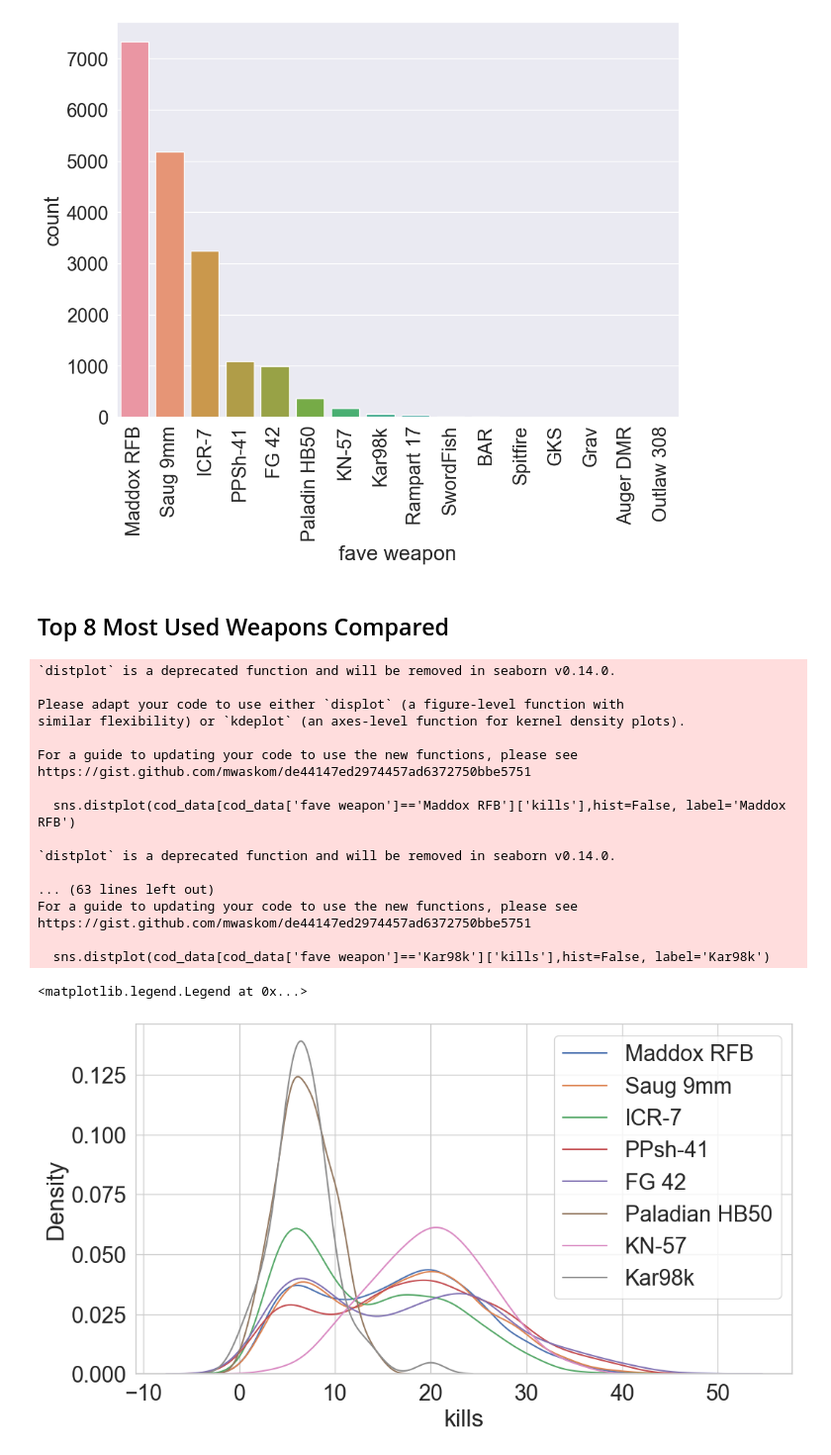
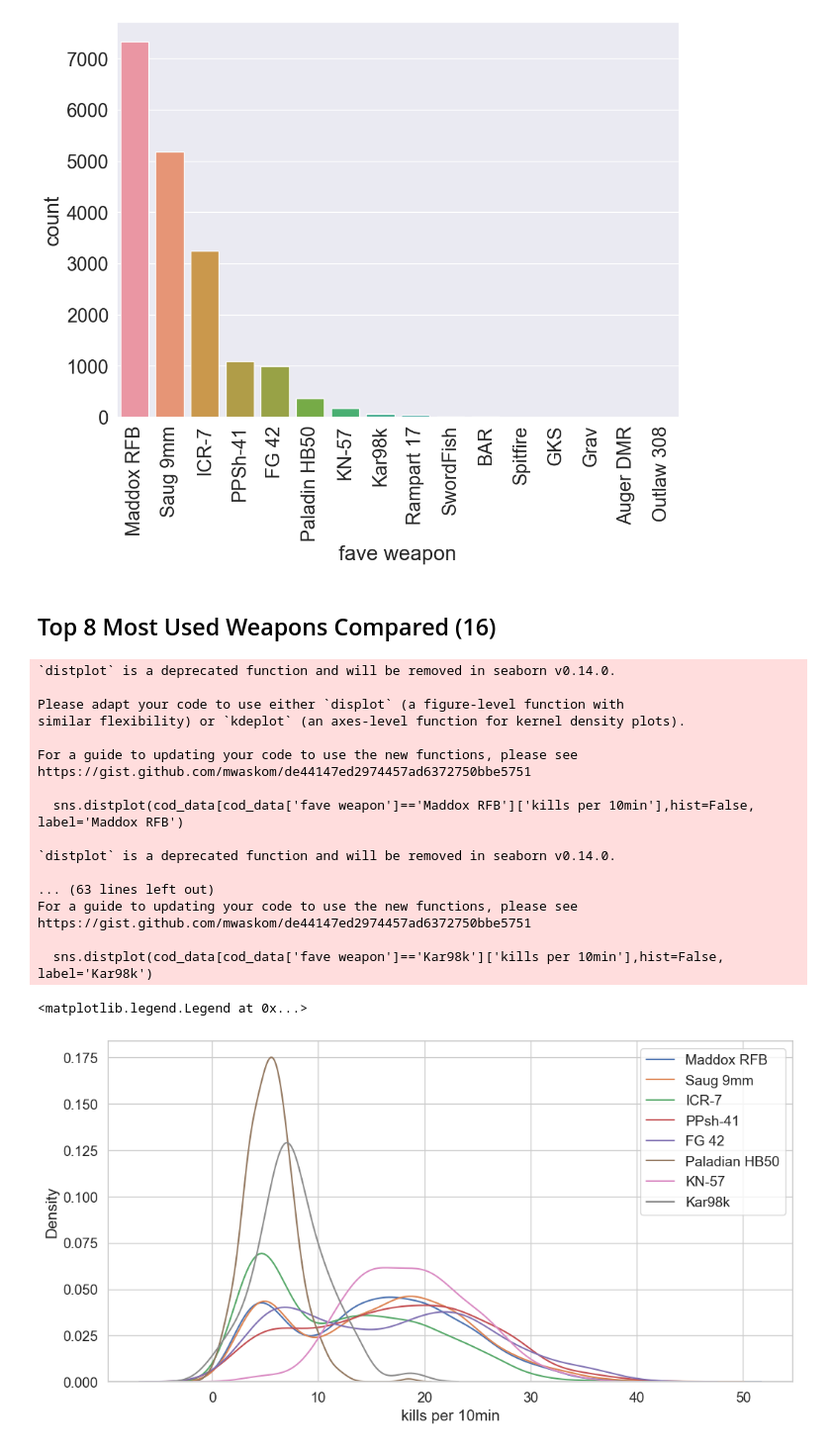
Before and after one commit to wavyvone/COD_Analysis, a Jupyter notebook: cod_analysis.ipynb, the cells around one changed output. Shown at 99% size. Saved outputs shown, nothing was run; the diff lists cells and outputs as text; code cells hidden in the pictures.

```diff
--- a/cod_analysis.ipynb
+++ b/cod_analysis.ipynb
@@ -147,8 +127,4 @@ sns.move_legend(svk_plot,"lower right")
 # %%
-sns.set(rc={"figure.figsize":(9.5, 6.5)})
-sns.set_style("whitegrid")
-kd_plot = sns.histplot(data= cod_data, x = 'k/d', kde = True, bins=60)
-kd_plot.set_title("Player K/D Distribution")
-kd_plot.set_ylabel("Count")
-kd_plot.set_xlabel("K/D")
+sns.set(style = "whitegrid", palette = "deep", rc={'figure.figsize':(10,5)})
+sns.histplot(cod_data['k/d'], kde = True, bins = 60).set(title = "Player K/D Ratio Distribution")
 # %% [output]
@@ -158,0 +135,3 @@ Text(0.5, 0, 'K/D')
+# %%
+sns.set(style="whitegrid", rc={'figure.figsize':(16,10)}, font_scale=1.75)
+sns.violinplot(x=cod_data['k/d'], y=cod_data['headshots'], inner="points", orient="h", scale = "area", width=0.8, palette="pastel").set(title = "K/D Ratio vs Headshot Kills")
@@ -158,0 +141,3 @@ Text(0.5, 0, 'K/D')
+# %%
+sns.set(style="whitegrid", rc={'figure.figsize':(16,10)}, font_scale=1.75)
+sns.violinplot(x=cod_data['k/d'], y=cod_data['scorestreaks kills'], inner="points", orient="h", scale = "area", width=0.8, palette="pastel").set(title = "K/D Ratio vs Scorestreak Kills")
@@ -161,5 +149,4 @@ Text(0.5, 0, 'K/D')
 # %%
-sns.set(rc={"figure.figsize":(10.5, 6.5)})
-sns.set_style("whitegrid")
-sns.regplot(x=cod_data['k/d'],y=cod_data['player score'], marker="+", fit_reg=False).set_title("K/D Ratio vs Player Score")
+sns.set(style="whitegrid", rc={'figure.figsize':(15,10)}, font_scale=1.5)
+sns.regplot(x=cod_data['k/d'],y=cod_data['player score'], marker="+", fit_reg=False).set(title = "K/D Ratio vs Player Score")
 # %% [output]
@@ -191,38 +178,36 @@ plt.xticks(rotation=90)
   Text(15, 0, 'Outlaw 308')])
 [figure]
 # %% [markdown]
-## Top 8 Most Used Weapons Compared
+## Top 8 Most Used Weapons Compared (16)
 # %%
-sns.set(rc={'figure.figsize':(11.7,6.27)}, font_scale=2)
-sns.set_style("whitegrid")
-sns.distplot(cod_data[cod_data['fave weapon']=='Maddox RFB']['kills'],hist=False, label='Maddox RFB')
-sns.distplot(cod_data[cod_data['fave weapon']=='Saug 9mm']['kills'],hist=False, label='Saug 9mm')
-sns.distplot(cod_data[cod_data['fave weapon']=='ICR-7']['kills'],hist=False, label='ICR-7')
-sns.distplot(cod_data[cod_data['fave weapon']=='PPSh-41']['kills'],hist=False, label='PPsh-41')
-sns.distplot(cod_data[cod_data['fave weapon']=='FG 42']['kills'],hist=False, label='FG 42')
-sns.distplot(cod_data[cod_data['fave weapon']=='Paladin HB50']['kills'],hist=False, label='Paladian HB50')
-sns.distplot(cod_data[cod_data['fave weapon']=='KN-57']['kills'],hist=False, label='KN-57')
-sns.distplot(cod_data[cod_data['fave weapon']=='Kar98k']['kills'],hist=False, label='Kar98k')
-
+sns.set(style = "whitegrid", font_scale=1.25, rc={'figure.figsize':(12,6)})
+sns.distplot(cod_data[cod_data['fave weapon']=='Maddox RFB']['kills per 10min'],hist=False, label='Maddox RFB')
+sns.distplot(cod_data[cod_data['fave weapon']=='Saug 9mm']['kills per 10min'],hist=False, label='Saug 9mm')
+sns.distplot(cod_data[cod_data['fave weapon']=='ICR-7']['kills per 10min'],hist=False, label='ICR-7')
+sns.distplot(cod_data[cod_data['fave weapon']=='PPSh-41']['kills per 10min'],hist=False, label='PPsh-41')
+sns.distplot(cod_data[cod_data['fave weapon']=='FG 42']['kills per 10min'],hist=False, label='FG 42')
+sns.distplot(cod_data[cod_data['fave weapon']=='Paladin HB50']['kills per 10min'],hist=False, label='Paladian HB50')
+sns.distplot(cod_data[cod_data['fave weapon']=='KN-57']['kills per 10min'],hist=False, label='KN-57')
+sns.distplot(cod_data[cod_data['fave weapon']=='Kar98k']['kills per 10min'],hist=False, label='Kar98k')
 plt.legend()
 # %% [output]
 `distplot` is a deprecated function and will be removed in seaborn v0.14.0.
 
 Please adapt your code to use either `displot` (a figure-level function with
 similar flexibility) or `kdeplot` (an axes-level function for kernel density plots).
 
 For a guide to updating your code to use the new functions, please see
 https://gist.github.com/mwaskom/de44147ed2974457ad6372750bbe5751
 
-  sns.distplot(cod_data[cod_data['fave weapon']=='Maddox RFB']['kills'],hist=False, label='Maddox RFB')
+  sns.distplot(cod_data[cod_data['fave weapon']=='Maddox RFB']['kills per 10min'],hist=False, label='Maddox RFB')
 
 `distplot` is a deprecated function and will be removed in seaborn v0.14.0.
 
 ... (63 lines left out)
 For a guide to updating your code to use the new functions, please see
 https://gist.github.com/mwaskom/de44147ed2974457ad6372750bbe5751
 
-  sns.distplot(cod_data[cod_data['fave weapon']=='Kar98k']['kills'],hist=False, label='Kar98k')
+  sns.distplot(cod_data[cod_data['fave weapon']=='Kar98k']['kills per 10min'],hist=False, label='Kar98k')
 <matplotlib.legend.Legend at 0x...>
-[figure, old version]
+[figure, new version]
 # %% [markdown]
```
Also changed, not shown: parts of 35 cells of this notebook.
